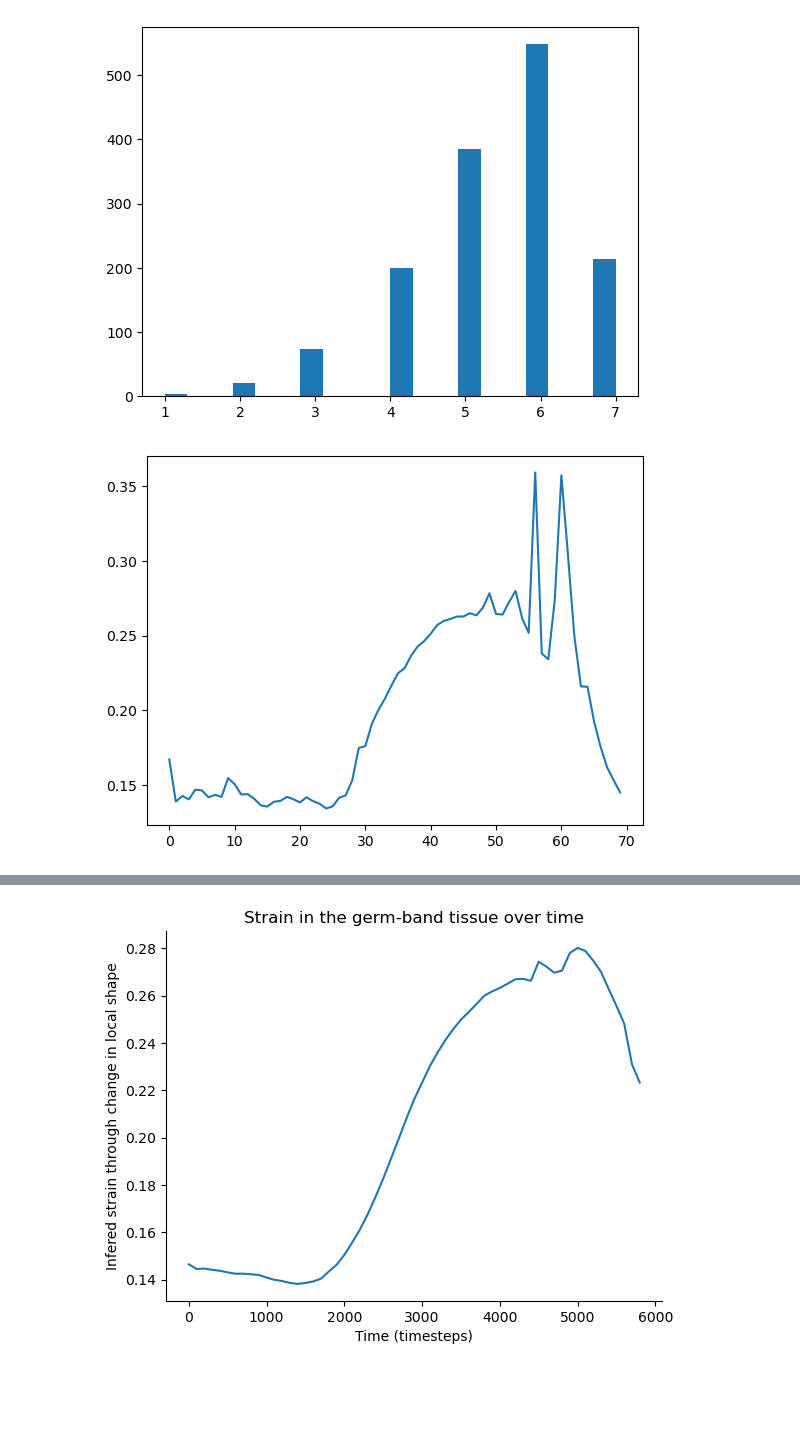
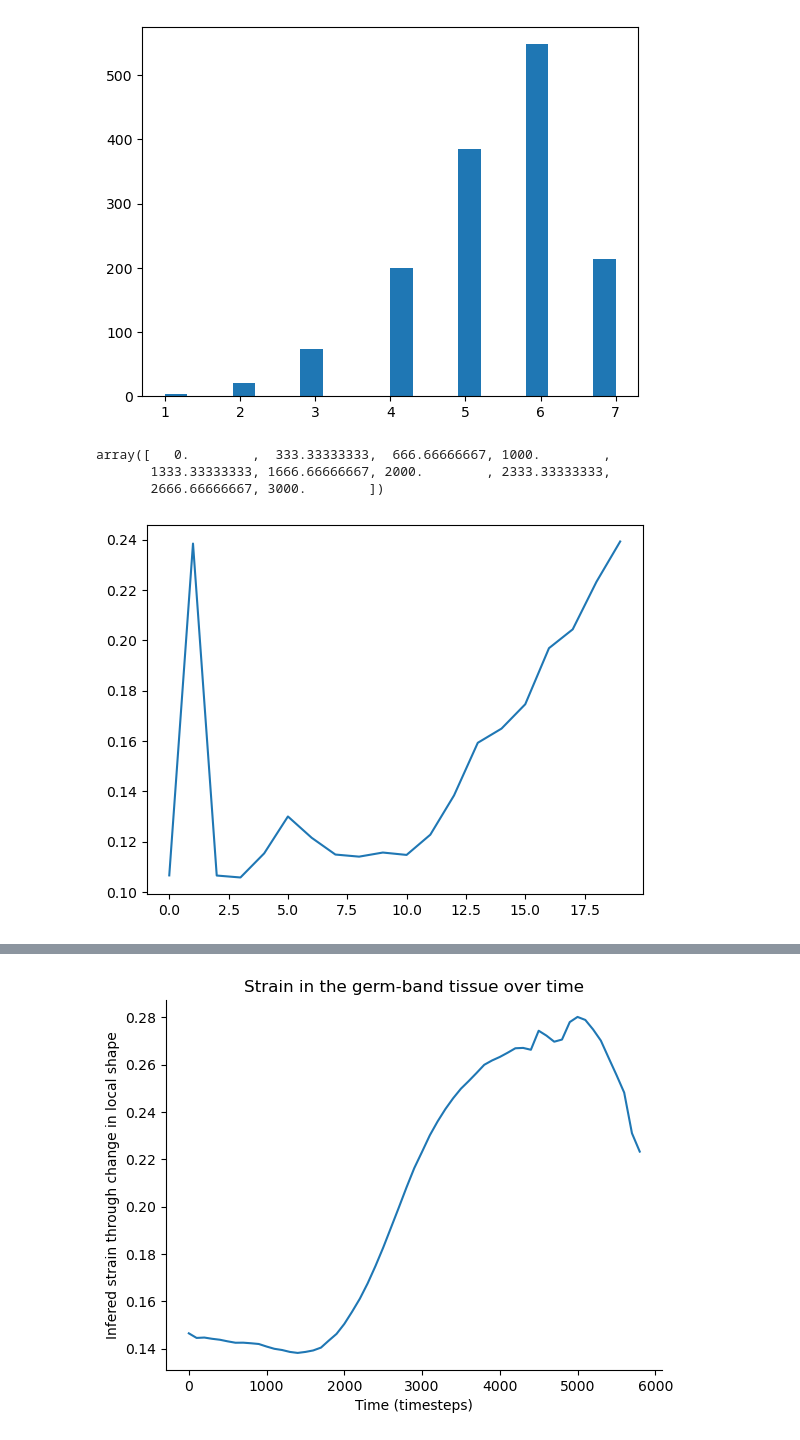
Before and after one commit to JakobSchauser/Thesis, a Jupyter notebook: CompareToData/StrainExtrinsic/StrainIntrinsic.ipynb, the cells around one changed output, grey strips where cells are left out. Saved outputs shown, nothing was run; the diff lists cells and outputs as text; code cells hidden in the pictures; blank space fills up the shorter version.

```diff
--- a/CompareToData/StrainExtrinsic/StrainIntrinsic.ipynb
+++ b/CompareToData/StrainExtrinsic/StrainIntrinsic.ipynb
@@ -6,10 +6,13 @@ import h5py
 import cv2
 import matplotlib.pyplot as plt
 
-with h5py.File('../../CodePass2/runs/finale.hdf5', 'r') as f:
-    # read the data
-    positions = f['x'][:]
-    properties = f['properties'][:][0]
-    p = f['p'][:]
+# with h5py.File('../../CodePass2/runs/finale.hdf5', 'r') as f:
+#     # read the data
+#     positions = f['x'][:]
+#     properties = f['properties'][:][0]
+#     p = f['p'][:]
+
+positions = np.load("../f_poss.npy")
+properties = np.load("../f_properties.npy")
 
 positions = positions[:, properties == 1, :]
@@ -31,10 +32,16 @@ plt.hist([len(n) for n in neighbors], bins=20)
 plt.show()
 # %% [output]
 [figure]
+# %%
+np.linspace(0, len(positions)-1, 10)
+# %% [output]
+array([   0.        ,  333.33333333,  666.66666667, 1000.        ,
+       1333.33333333, 1666.66666667, 2000.        , 2333.33333333,
+       2666.66666667, 3000.        ])
 # %%
 
 
-ts = np.linspace(0, len(positions)-1, 100).astype(int)
+ts = np.linspace(0, len(positions)-1, 50).astype(int)
 all_l_width_changes = []
 all_phi_width_changes = []
 
@@ -71,31 +78,31 @@ for t_index in range(20, len(ts)):
 
 
         l_width = np.max(l[nbs]) - np.min(l[nbs])
         phi_width = np.max(phi[nbs]) - np.min(phi[nbs])
 
         l_width_later = np.max(l_later[nbs]) - np.min(l_later[nbs])
         phi_width_later = np.max(phi_later[nbs]) - np.min(phi_later[nbs])
 
         lw_change = l_width_later - l_width
         l_width_changes.append(lw_change/l_width)
         p_change = phi_width_later - phi_width
         phi_width_changes.append(p_change/phi_width)
 
 
     l_width_changes = np.array(l_width_changes)
     phi_width_changes = np.array(phi_width_changes)
 
     all_l_width_changes.append(l_width_changes)
     all_phi_width_changes.append(phi_width_changes)
 
 
 all_l_width_changes = np.array(all_l_width_changes)
 all_phi_width_changes = np.array(all_phi_width_changes)
 
 
 y = np.mean(all_l_width_changes, axis=1)[10:]
 
 plt.plot(y)
 plt.show()
 # %% [output]
-[figure, old version]
+[figure, new version]
```
Also changed, not shown: parts of 2 cells of this notebook, 26 other files.
